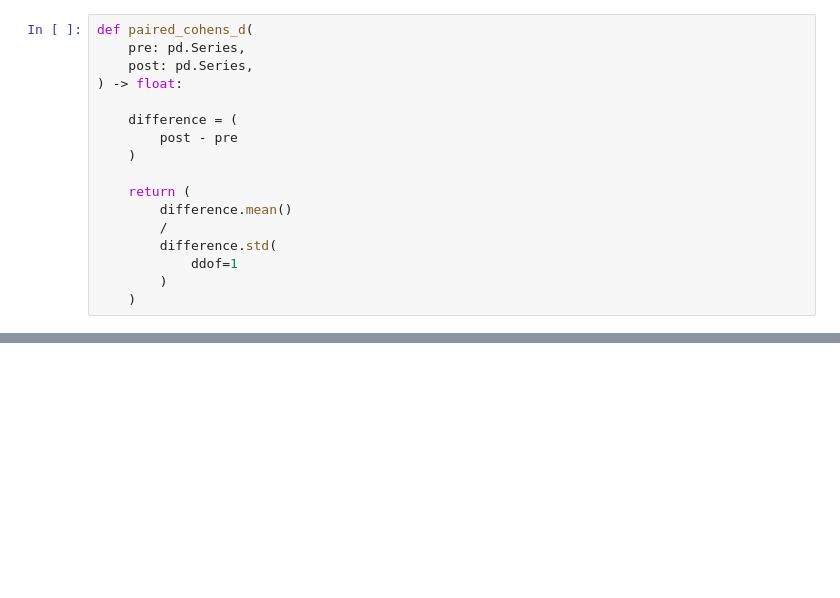
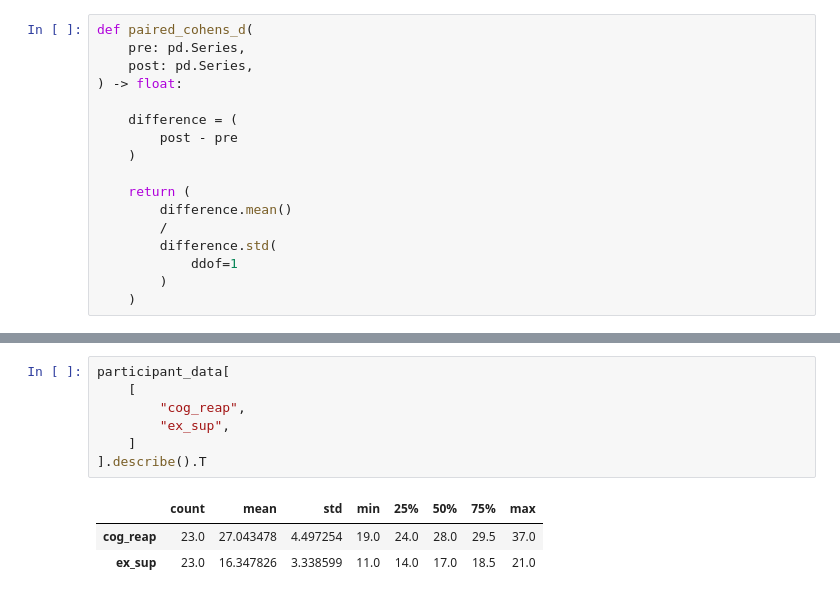
Before and after one commit to Neurocognitive-Engineering-Laboratory/experiment-crossover-emotion, a Jupyter notebook: notebooks/03_manipulation_check.ipynb, the cells around one changed output, grey strips where cells are left out. Saved outputs shown, nothing was run; the diff lists cells and outputs as text; blank space fills up the shorter version.

```diff
--- a/notebooks/03_manipulation_check.ipynb
+++ b/notebooks/03_manipulation_check.ipynb
@@ -558,0 +732,11 @@ NameError: name 'subset' is not defined
+# %%
+participant_data[
+    [
+        "cog_reap",
+        "ex_sup",
+    ]
+].describe().T
+# %% [output]
+|  | count | mean | std | min | 25% | 50% | 75% | max |
+| cog_reap | 23.0 | 27.043478 | 4.497254 | 19.0 | 24.0 | 28.0 | 29.5 | 37.0 |
+| ex_sup | 23.0 | 16.347826 | 3.338599 | 11.0 | 14.0 | 17.0 | 18.5 | 21.0 |
```
Also changed, not shown: parts of 18 cells of this notebook, 19 other files.
